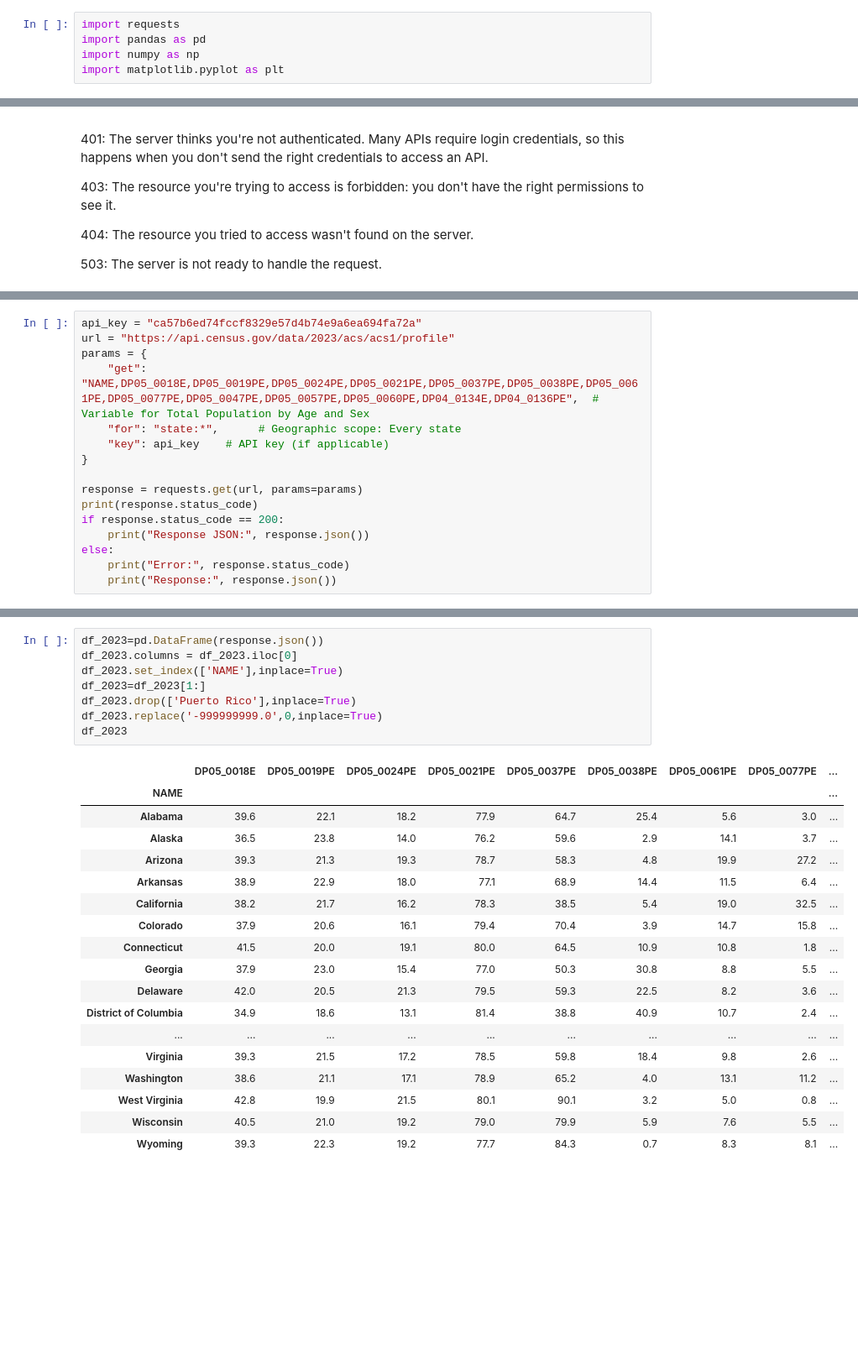
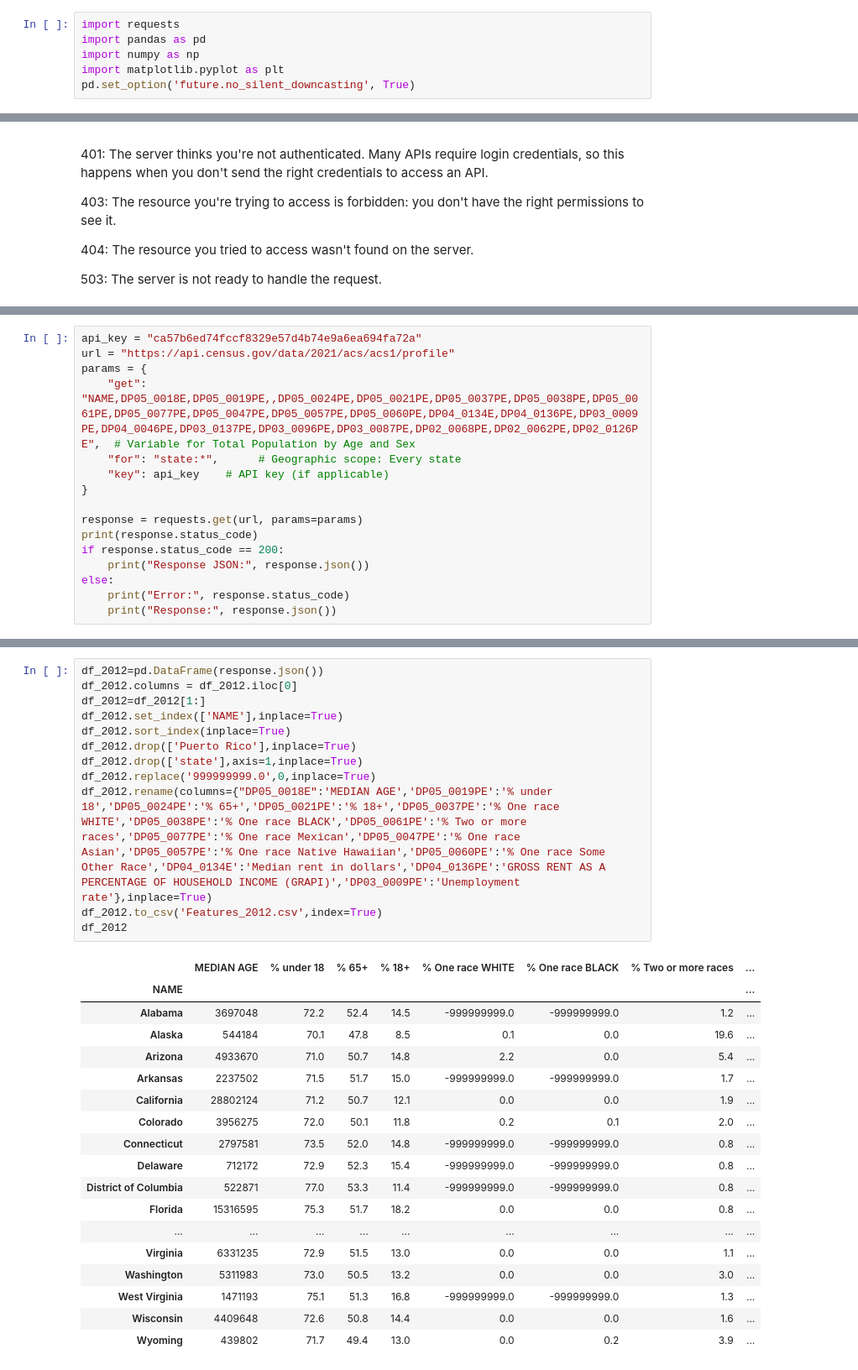
Before and after one commit to LoukStam/Machine-learning-project, a Jupyter notebook: API test.ipynb, the cells around one changed output, grey strips where cells are left out. Shown at 84% size. Cells and saved outputs as stored; diff of their text form; blank space fills up the shorter version.

```diff
--- a/API test.ipynb
+++ b/API test.ipynb
@@ -3,6 +3,7 @@ import requests
 import pandas as pd
 import numpy as np
 import matplotlib.pyplot as plt
+pd.set_option('future.no_silent_downcasting', True)
 # %% [markdown]
 200: Everything went okay, and the result has been returned (if any).
 
@@ -46,8 +147,8 @@ DP04_0136PE : GROSS RENT AS A PERCENTAGE OF HOUSEHOLD INCOME (GRAPI)
 # %%
 api_key = "ca57b6ed74fccf8329e57d4b74e9a6ea694fa72a"
-url = "https://api.census.gov/data/2023/acs/acs1/profile"
+url = "https://api.census.gov/data/2021/acs/acs1/profile"
 params = {
-    "get": "NAME,DP05_0018E,DP05_0019PE,DP05_0024PE,DP05_0021PE,DP05_0037PE,DP05_0038PE,DP05_0061PE,DP05_0077PE,DP05_0047PE,DP05_0057PE,DP05_0060PE,DP04_0134E,DP04_0136PE",  # Variable for Total Population by Age and Sex
+    "get": "NAME,DP05_0018E,DP05_0019PE,,DP05_0024PE,DP05_0021PE,DP05_0037PE,DP05_0038PE,DP05_0061PE,DP05_0077PE,DP05_0047PE,DP05_0057PE,DP05_0060PE,DP04_0134E,DP04_0136PE,DP03_0009PE,DP04_0046PE,DP03_0137PE,DP03_0096PE,DP03_0087PE,DP02_0068PE,DP02_0062PE,DP02_0126PE",  # Variable for Total Population by Age and Sex
     "for": "state:*",      # Geographic scope: Every state
     "key": api_key    # API key (if applicable)
 }
@@ -65,27 +167,31 @@ Response JSON: [['NAME', 'DP05_0018E', 'DP05_0019PE', 'DP05_0024PE', 'DP05_0021P
 # %%
-df_2023=pd.DataFrame(response.json())
-df_2023.columns = df_2023.iloc[0]
-df_2023.set_index(['NAME'],inplace=True)
-df_2023=df_2023[1:]
-df_2023.drop(['Puerto Rico'],inplace=True)
-df_2023.replace('-999999999.0',0,inplace=True)
-df_2023
+df_2012=pd.DataFrame(response.json())
+df_2012.columns = df_2012.iloc[0]
+df_2012=df_2012[1:]
+df_2012.set_index(['NAME'],inplace=True)
+df_2012.sort_index(inplace=True)
+df_2012.drop(['Puerto Rico'],inplace=True)
+df_2012.drop(['state'],axis=1,inplace=True)
+df_2012.replace('999999999.0',0,inplace=True)
+df_2012.rename(columns={"DP05_0018E":'MEDIAN AGE','DP05_0019PE':'% under 18','DP05_0024PE':'% 65+','DP05_0021PE':'% 18+','DP05_0037PE':'% One race WHITE','DP05_0038PE':'% One race BLACK','DP05_0061PE':'% Two or more races','DP05_0077PE':'% One race Mexican','DP05_0047PE':'% One race Asian','DP05_0057PE':'% One race Native Hawaiian','DP05_0060PE':'% One race Some Other Race','DP04_0134E':'Median rent in dollars','DP04_0136PE':'GROSS RENT AS A PERCENTAGE OF HOUSEHOLD INCOME (GRAPI)','DP03_0009PE':'Unemployment rate'},inplace=True)
+df_2012.to_csv('Features_2012.csv',index=True)
+df_2012
 # %% [output]
-|  | DP05_0018E | DP05_0019PE | DP05_0024PE | DP05_0021PE | DP05_0037PE | DP05_0038PE | DP05_0061PE | DP05_0077PE | ... |
-| NAME |  |  |  |  |  |  |  |  | ... |
-| Alabama | 39.6 | 22.1 | 18.2 | 77.9 | 64.7 | 25.4 | 5.6 | 3.0 | ... |
-| Alaska | 36.5 | 23.8 | 14.0 | 76.2 | 59.6 | 2.9 | 14.1 | 3.7 | ... |
-| Arizona | 39.3 | 21.3 | 19.3 | 78.7 | 58.3 | 4.8 | 19.9 | 27.2 | ... |
-| Arkansas | 38.9 | 22.9 | 18.0 | 77.1 | 68.9 | 14.4 | 11.5 | 6.4 | ... |
-| California | 38.2 | 21.7 | 16.2 | 78.3 | 38.5 | 5.4 | 19.0 | 32.5 | ... |
-| Colorado | 37.9 | 20.6 | 16.1 | 79.4 | 70.4 | 3.9 | 14.7 | 15.8 | ... |
-| Connecticut | 41.5 | 20.0 | 19.1 | 80.0 | 64.5 | 10.9 | 10.8 | 1.8 | ... |
-| Georgia | 37.9 | 23.0 | 15.4 | 77.0 | 50.3 | 30.8 | 8.8 | 5.5 | ... |
-| Delaware | 42.0 | 20.5 | 21.3 | 79.5 | 59.3 | 22.5 | 8.2 | 3.6 | ... |
-| District of Columbia | 34.9 | 18.6 | 13.1 | 81.4 | 38.8 | 40.9 | 10.7 | 2.4 | ... |
-| ... | ... | ... | ... | ... | ... | ... | ... | ... | ... |
-| Virginia | 39.3 | 21.5 | 17.2 | 78.5 | 59.8 | 18.4 | 9.8 | 2.6 | ... |
-| Washington | 38.6 | 21.1 | 17.1 | 78.9 | 65.2 | 4.0 | 13.1 | 11.2 | ... |
-| West Virginia | 42.8 | 19.9 | 21.5 | 80.1 | 90.1 | 3.2 | 5.0 | 0.8 | ... |
-| Wisconsin | 40.5 | 21.0 | 19.2 | 79.0 | 79.9 | 5.9 | 7.6 | 5.5 | ... |
-| Wyoming | 39.3 | 22.3 | 19.2 | 77.7 | 84.3 | 0.7 | 8.3 | 8.1 | ... |
+|  | MEDIAN AGE | % under 18 | % 65+ | % 18+ | % One race WHITE | % One race BLACK | % Two or more races | ... |
+| NAME |  |  |  |  |  |  |  | ... |
+| Alabama | 3697048 | 72.2 | 52.4 | 14.5 | -999999999.0 | -999999999.0 | 1.2 | ... |
+| Alaska | 544184 | 70.1 | 47.8 | 8.5 | 0.1 | 0.0 | 19.6 | ... |
+| Arizona | 4933670 | 71.0 | 50.7 | 14.8 | 2.2 | 0.0 | 5.4 | ... |
+| Arkansas | 2237502 | 71.5 | 51.7 | 15.0 | -999999999.0 | -999999999.0 | 1.7 | ... |
+| California | 28802124 | 71.2 | 50.7 | 12.1 | 0.0 | 0.0 | 1.9 | ... |
+| Colorado | 3956275 | 72.0 | 50.1 | 11.8 | 0.2 | 0.1 | 2.0 | ... |
+| Connecticut | 2797581 | 73.5 | 52.0 | 14.8 | -999999999.0 | -999999999.0 | 0.8 | ... |
+| Delaware | 712172 | 72.9 | 52.3 | 15.4 | -999999999.0 | -999999999.0 | 0.8 | ... |
+| District of Columbia | 522871 | 77.0 | 53.3 | 11.4 | -999999999.0 | -999999999.0 | 0.8 | ... |
+| Florida | 15316595 | 75.3 | 51.7 | 18.2 | 0.0 | 0.0 | 0.8 | ... |
+| ... | ... | ... | ... | ... | ... | ... | ... | ... |
+| Virginia | 6331235 | 72.9 | 51.5 | 13.0 | 0.0 | 0.0 | 1.1 | ... |
+| Washington | 5311983 | 73.0 | 50.5 | 13.2 | 0.0 | 0.0 | 3.0 | ... |
+| West Virginia | 1471193 | 75.1 | 51.3 | 16.8 | -999999999.0 | -999999999.0 | 1.3 | ... |
+| Wisconsin | 4409648 | 72.6 | 50.8 | 14.4 | 0.0 | 0.0 | 1.6 | ... |
+| Wyoming | 439802 | 71.7 | 49.4 | 13.0 | 0.0 | 0.2 | 3.9 | ... |
```
Also changed, not shown: parts of 4 cells of this notebook.
